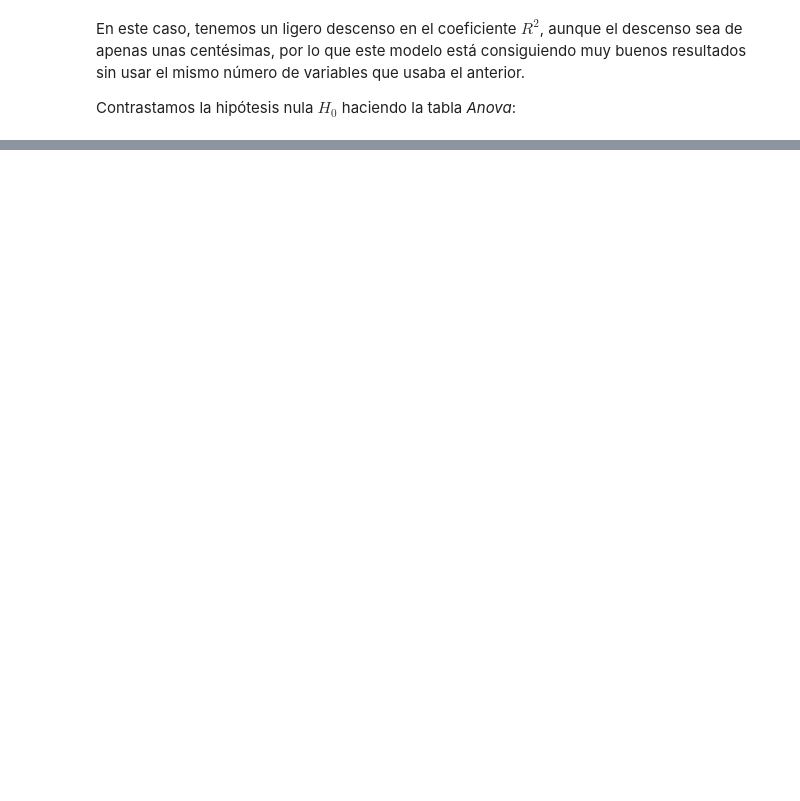
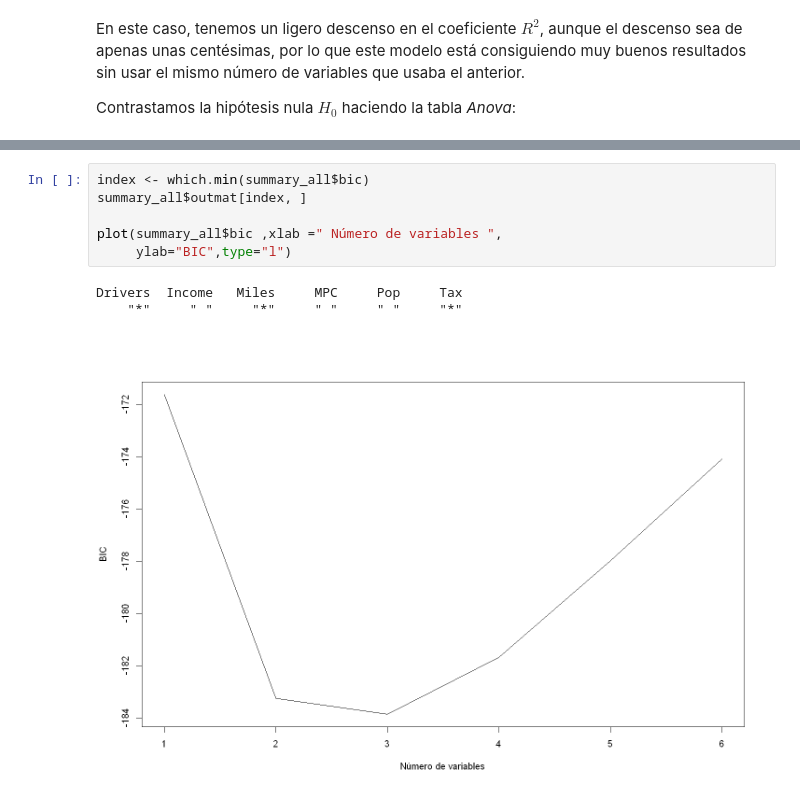
Before and after one commit to fjsaezm/mcd, a Jupyter notebook: MAE/Regression/Regression.ipynb, the cells around one changed output, grey strips where cells are left out. Saved outputs shown, nothing was run; the diff lists cells and outputs as text; blank space fills up the shorter version.

```diff
--- a/MAE/Regression/Regression.ipynb
+++ b/MAE/Regression/Regression.ipynb
@@ -304,0 +422,10 @@ resumen_todos
+# %%
+index <- which.min(summary_all$bic)
+summary_all$outmat[index, ]
+
+plot(summary_all$bic ,xlab =" Número de variables ",
+     ylab="BIC",type="l")
+# %% [output]
+Drivers  Income   Miles     MPC     Pop     Tax
+    "*"     " "     "*"     " "     " "     "*"
+[figure, added]
```
Also changed, not shown: parts of 44 cells of this notebook, 1 other file.
